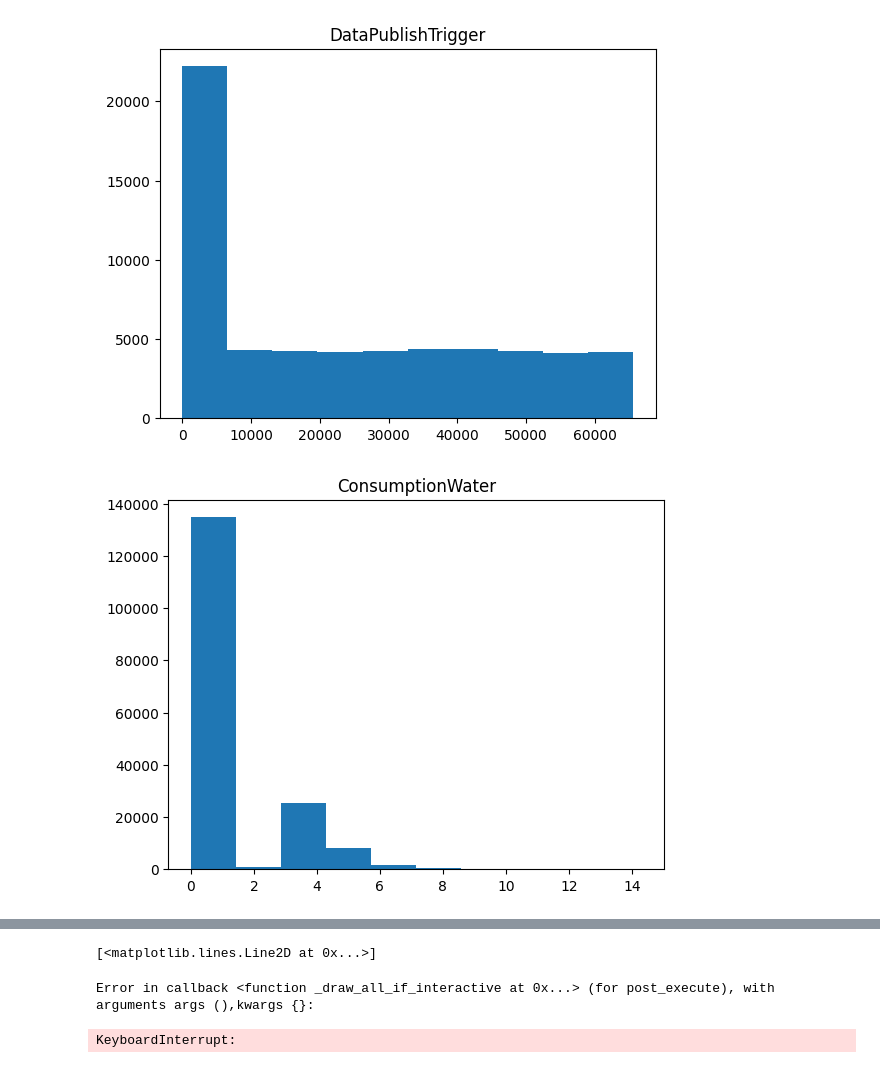
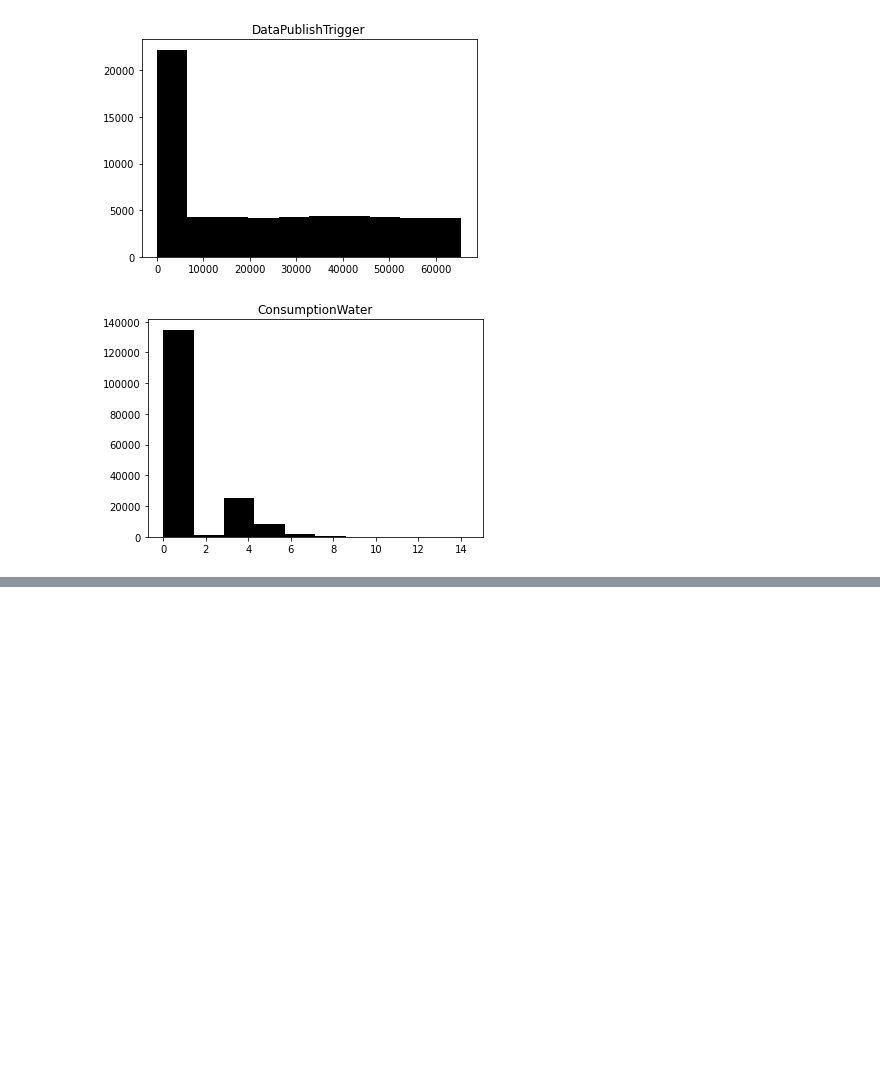
Before and after one commit to mckoh/dryroom-project, a Jupyter notebook: data_analysis.ipynb, the cells around one changed output, grey strips where cells are left out. Saved outputs shown, nothing was run; the diff lists cells and outputs as text; code cells hidden in the pictures; blank space fills up the shorter version.

Commit message:
new run of notebooks with all plots

```diff
--- a/data_analysis.ipynb
+++ b/data_analysis.ipynb
@@ -21,10 +21,10 @@ plt.show()
 # %%
 for catetgory in data.sensor_type.unique():
      sub_data = data.loc[data.sensor_type==catetgory]
-     sub_data.measured_value.hist()
+     sub_data.measured_value.hist(color="k")
      plt.title(catetgory)
      plt.grid(False)
      plt.show()
 # %% [output]
-[figure, old version]
+[figure, new version]
-[figure, old version]
+[figure, new version]
@@ -36,10 +36,13 @@ for catetgory in data.sensor_type.unique():
 # %%
-plt.plot(
-    data.loc[data.sensor_type=="ConsumptionPower"].trigger_ts_utc,
-    data.loc[data.sensor_type=="ConsumptionPower"].measured_value,
-    ".-"
+for catetgory in data.sensor_type.unique():
+     sub_data = data.loc[data.sensor_type==catetgory]
+     sub_data.measured_value.hist()
+     plt.title(catetgory)
+
+     plt.plot(
+          data.loc[data.sensor_type=="ConsumptionPower"].trigger_ts_utc,
+          data.loc[data.sensor_type=="ConsumptionPower"].measured_value,
+          ".-"
+     )
+     plt.show()
 )
-# %% [output]
-[<matplotlib.lines.Line2D at 0x...>]
-Error in callback <function _draw_all_if_interactive at 0x...> (for post_execute), with arguments args (),kwargs {}:
-KeyboardInterrupt:
```
Also changed, not shown: parts of 3 cells of this notebook, 1 other file.
